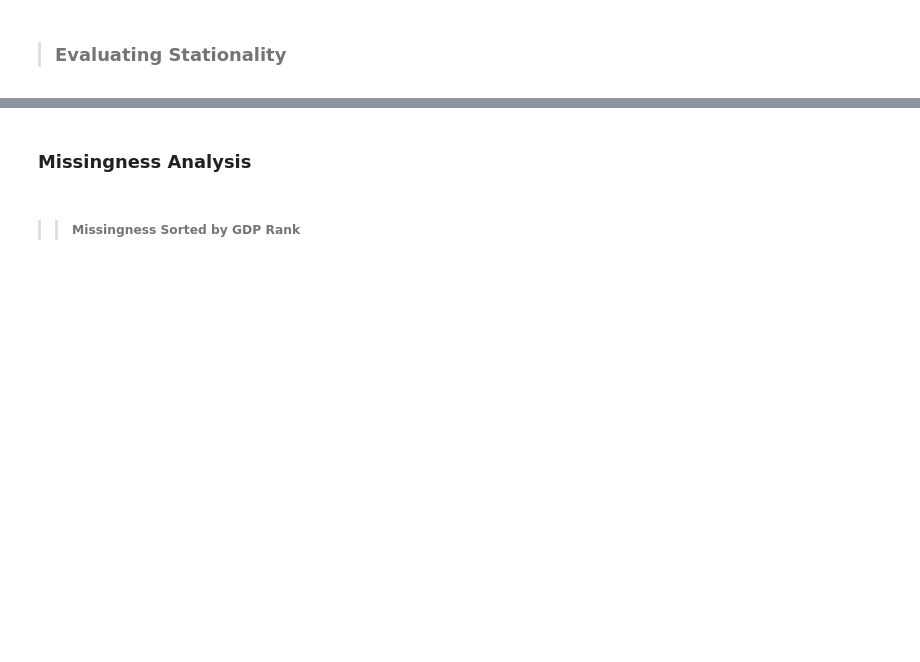
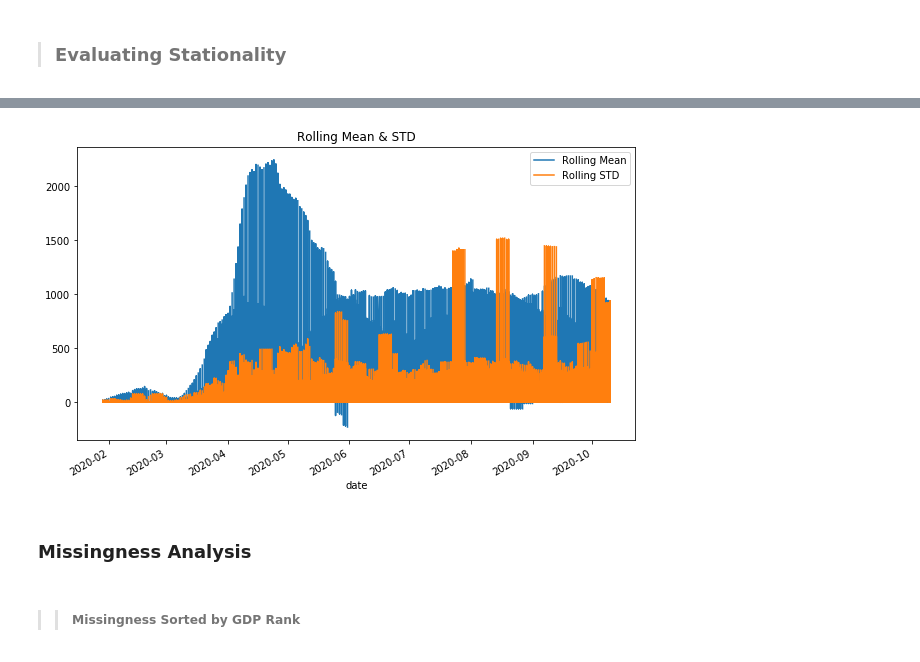
Before and after one commit to chacreton190/COVID-19, a Jupyter notebook: Code/COVID Govenment Response Analysis 10-11-20.ipynb, the cells around one changed output, grey strips where cells are left out. Cells and saved outputs as stored; diff of their text form; code cells hidden in the pictures; blank space fills up the shorter version.

```diff
--- a/Code/COVID Govenment Response Analysis 10-11-20.ipynb
+++ b/Code/COVID Govenment Response Analysis 10-11-20.ipynb
@@ -65,12 +130,14 @@ rolstd.plot()
 # %%
-rolmean = df_indexed.death_count.rolling(window=7).mean()
+# rolmean = df_indexed.death_count.rolling(window=7).mean()
 
-rolstd = df_indexed.death_count.rolling(window=7).std()
-mean = plt.plot(rolmean, label='Rolling Mean')
-std = plt.plot(rolstd, label='Rolling STD')
+# rolstd = df_indexed.death_count.rolling(window=7).std()
+# rolmean.plot( label='Rolling Mean')
+# rolstd.plot( label='Rolling STD')
 
-# death = plt.plot(df_indexed.death_count, label = 'Death Counts')
-plt.legend(loc='best')
-plt.title('Rolling Mean & STD')
-# rolstd.plot()
-plt.show()
+# # death = plt.plot(df_indexed.death_count, label = 'Death Counts')
+# plt.legend(loc='best')
+# plt.title('Rolling Mean & STD')
+# # rolstd.plot()
+# plt.show()
+# %% [output]
+[figure, added]
```
Also changed, not shown: parts of 46 cells of this notebook, 12 other files.
